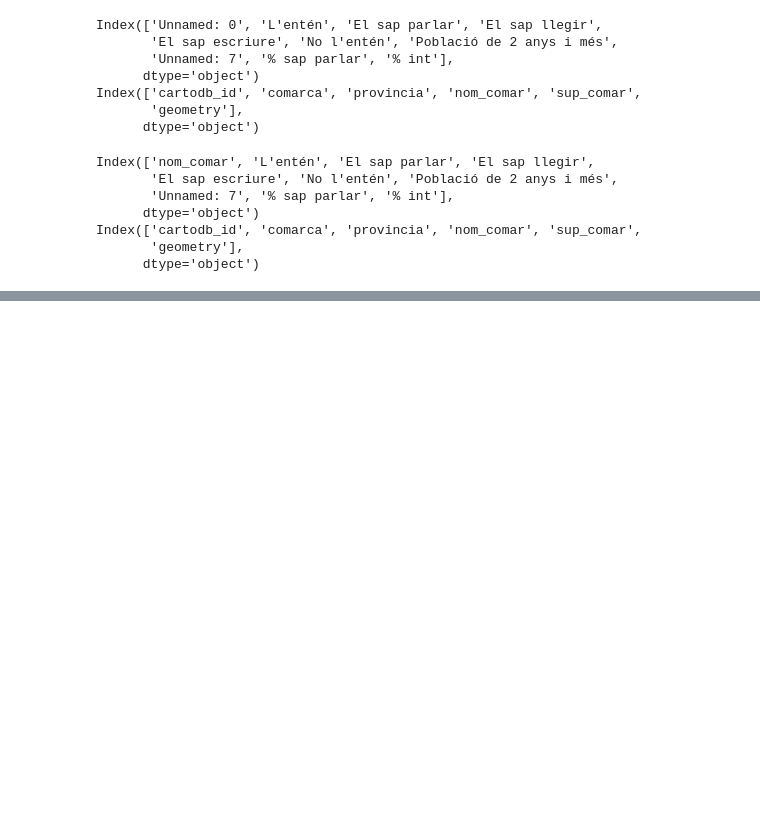
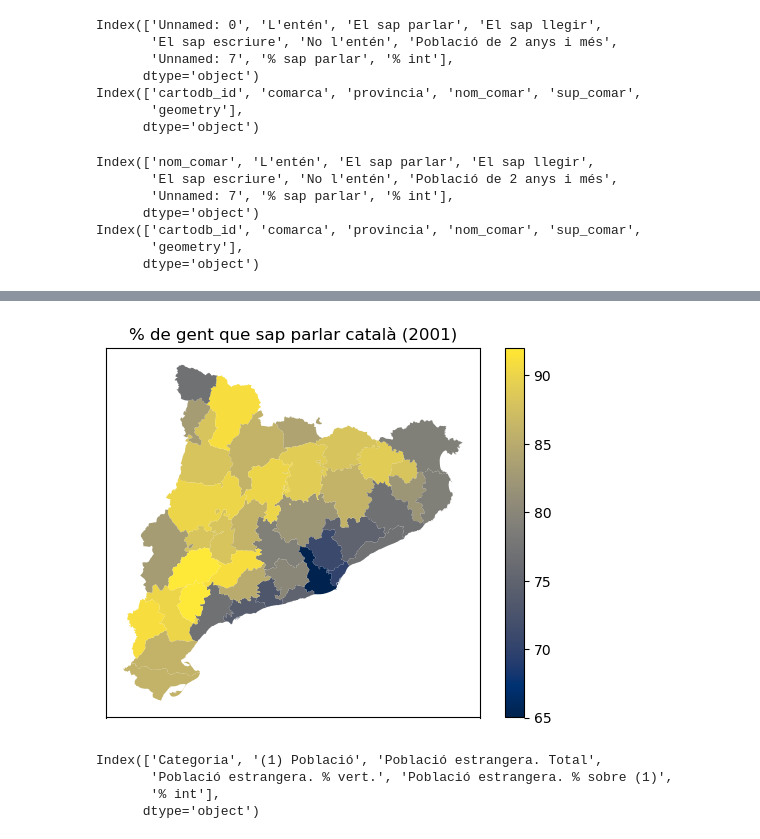
Before and after one commit to GuifreRamos/LlenguaCatalana, a Jupyter notebook: David.ipynb, the cells around one changed output, grey strips where cells are left out. Drawn from its saved outputs; the diff is of its cells as text; code cells hidden in the pictures; blank space fills up the shorter version.

```diff
--- a/David.ipynb
+++ b/David.ipynb
@@ -108,0 +147,4 @@ print(dat1)
+# %%
+dat2.rename(columns={'Unnamed: 0': 'nom_comar'}, inplace=True)
+print(dat2.columns)
+print(comarques.columns)
@@ -108,0 +159,3 @@ print(dat1)
+# %%
+merged3 = comarques.merge(dat2, on="nom_comar")
+merged3
@@ -108,0 +180,20 @@ print(dat1)
+# %%
+merged3.plot(column='% int',
+    cmap="cividis",
+    legend=True,
+    legend_kwds={"label": " ", "orientation": "vertical"},
+);
+plt.title('% de gent que sap parlar català (2001)')
+plt.xticks([])
+plt.yticks([])
+plt.savefig(data_dir+'cat2001.png',bbox_inches='tight',dpi=300, transparent=False)
+plt.show()
+# %% [output]
+[figure, added]
+# %%
+print(dat4.columns)
+# %% [output]
+Index(['Categoria', '(1) Població', 'Població estrangera. Total',
+       'Població estrangera. % vert.', 'Població estrangera. % sobre (1)',
+       '% int'],
+      dtype='object')
```
Also changed, not shown: parts of 18 cells of this notebook, 8 other files.
